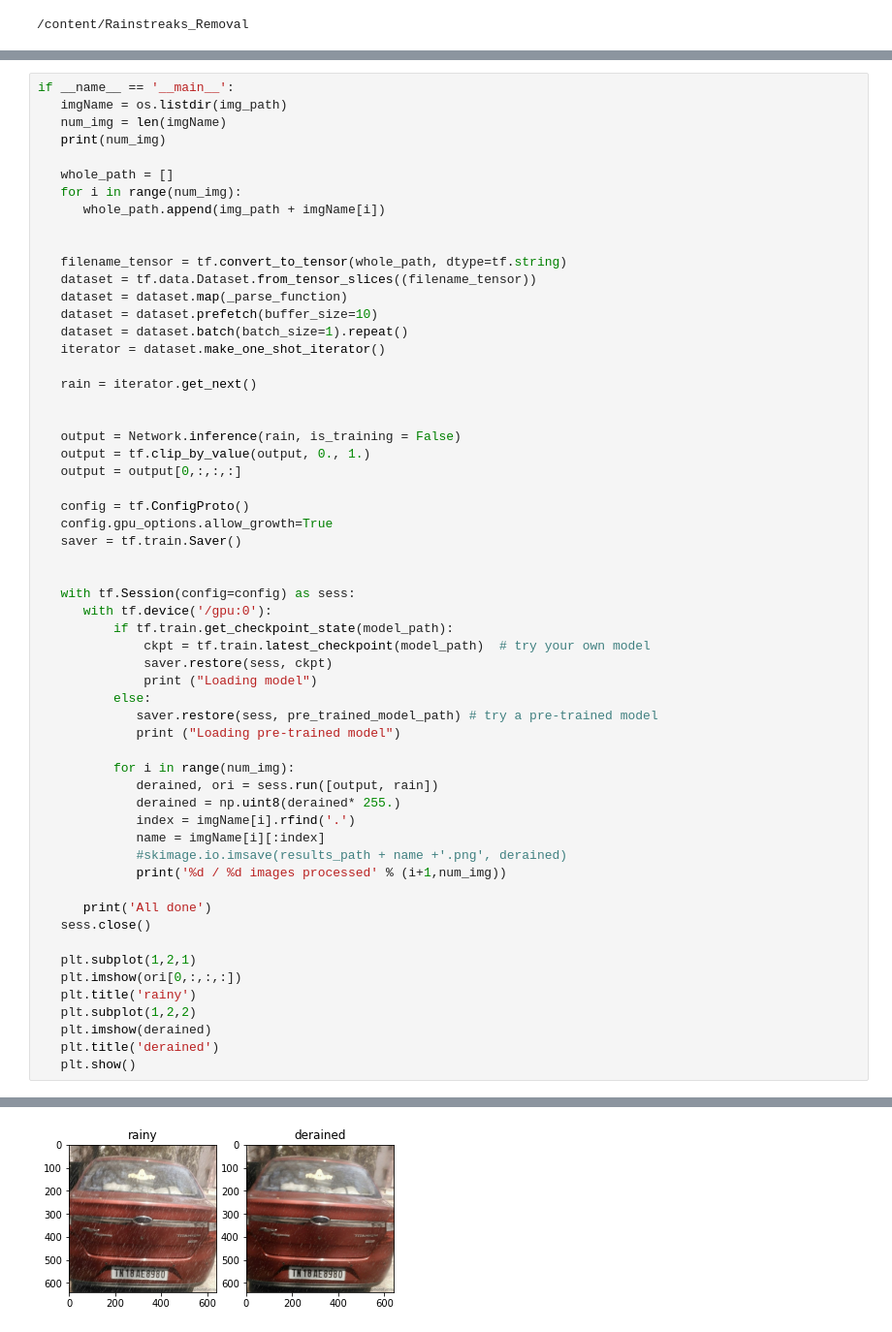
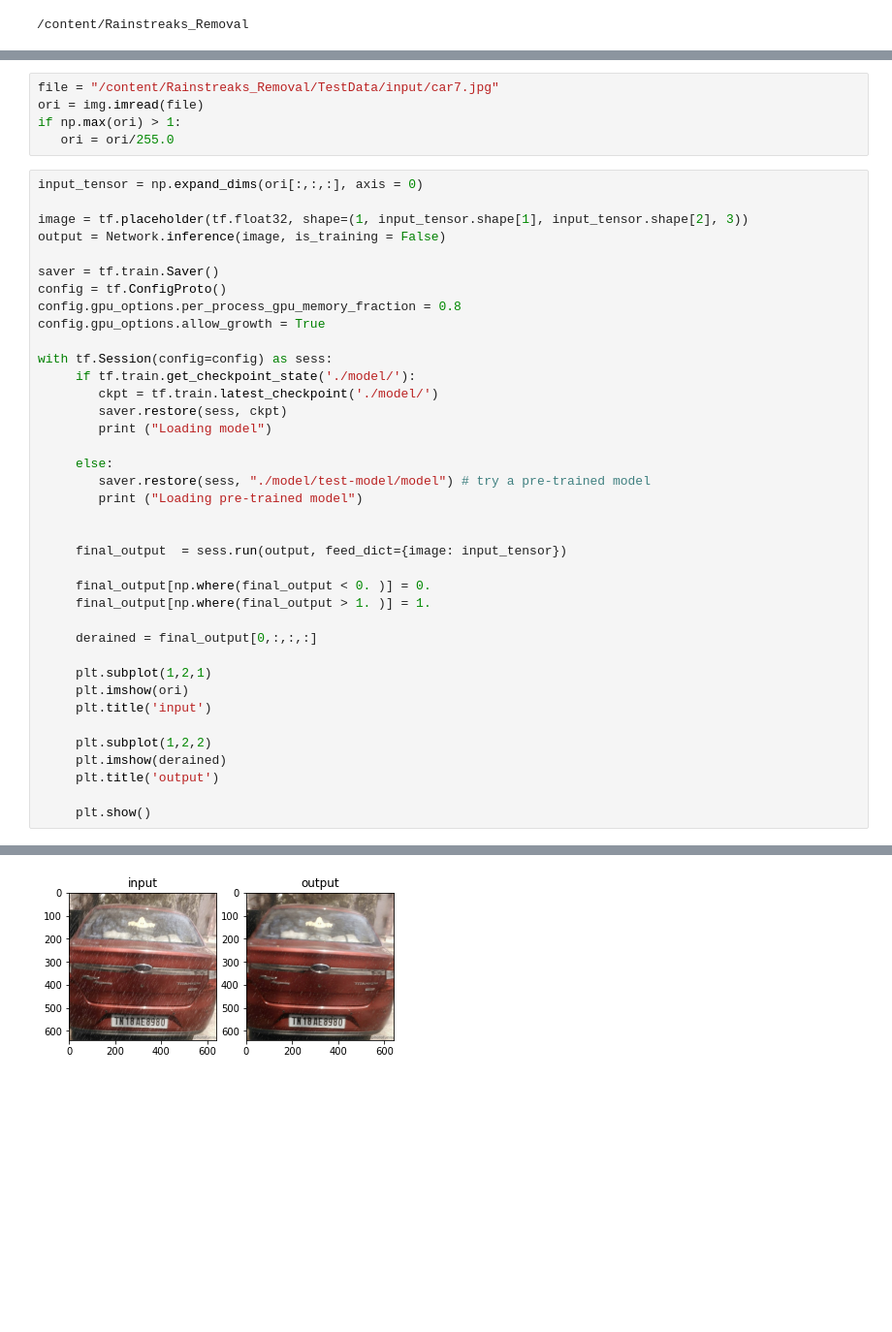
Before and after one commit to mohanrajmit/Rainstreaks_Removal, a Jupyter notebook: rainstreaks_removal.ipynb, the cells around one changed output, grey strips where cells are left out. Shown at 97% size. Saved outputs shown, nothing was run; the diff lists cells and outputs as text; blank space fills up the shorter version.

```diff
--- a/rainstreaks_removal.ipynb
+++ b/rainstreaks_removal.ipynb
@@ -53,59 +41,44 @@ def _parse_function(filename):
+# %%
+file = "/content/Rainstreaks_Removal/TestData/input/car7.jpg"
+ori = img.imread(file)
+if np.max(ori) > 1:
+   ori = ori/255.0
 # %%
-if __name__ == '__main__':
-   imgName = os.listdir(img_path)
-   num_img = len(imgName)
-   print(num_img)
+input_tensor = np.expand_dims(ori[:,:,:], axis = 0)
 
-   whole_path = []
-   for i in range(num_img):
-      whole_path.append(img_path + imgName[i])
+image = tf.placeholder(tf.float32, shape=(1, input_tensor.shape[1], input_tensor.shape[2], 3))
+output = Network.inference(image, is_training = False)
+
+saver = tf.train.Saver()
+config = tf.ConfigProto()
+config.gpu_options.per_process_gpu_memory_fraction = 0.8
+config.gpu_options.allow_growth = True
+
+with tf.Session(config=config) as sess:
+     if tf.train.get_checkpoint_state('./model/'):
+        ckpt = tf.train.latest_checkpoint('./model/')
+        saver.restore(sess, ckpt)
+        print ("Loading model")
+
+     else:
+        saver.restore(sess, "./model/test-model/model") # try a pre-trained model
+        print ("Loading pre-trained model")
 
 
-   filename_tensor = tf.convert_to_tensor(whole_path, dtype=tf.string)
-   dataset = tf.data.Dataset.from_tensor_slices((filename_tensor))
-   dataset = dataset.map(_parse_function)
-   dataset = dataset.prefetch(buffer_size=10)
-   dataset = dataset.batch(batch_size=1).repeat()
-   iterator = dataset.make_one_shot_iterator()
+     final_output  = sess.run(output, feed_dict={image: input_tensor})
 
-   rain = iterator.get_next()
+     final_output[np.where(final_output < 0. )] = 0.
+     final_output[np.where(final_output > 1. )] = 1.
 
+     derained = final_output[0,:,:,:]
 
-   output = Network.inference(rain, is_training = False)
-   output = tf.clip_by_value(output, 0., 1.)
-   output = output[0,:,:,:]
+     plt.subplot(1,2,1)
+     plt.imshow(ori)
+     plt.title('input')
 
-   config = tf.ConfigProto()
-   config.gpu_options.allow_growth=True
-   saver = tf.train.Saver()
+     plt.subplot(1,2,2)
+     plt.imshow(derained)
+     plt.title('output')
 
-
-   with tf.Session(config=config) as sess:
-      with tf.device('/gpu:0'):
-          if tf.train.get_checkpoint_state(model_path):
-              ckpt = tf.train.latest_checkpoint(model_path)  # try your own model
-              saver.restore(sess, ckpt)
-              print ("Loading model")
-          else:
-             saver.restore(sess, pre_trained_model_path) # try a pre-trained model
-             print ("Loading pre-trained model")
-
-          for i in range(num_img):
-             derained, ori = sess.run([output, rain])
-             derained = np.uint8(derained* 255.)
-             index = imgName[i].rfind('.')
-             name = imgName[i][:index]
-             #skimage.io.imsave(results_path + name +'.png', derained)
-             print('%d / %d images processed' % (i+1,num_img))
-
-      print('All done')
-   sess.close()
-
-   plt.subplot(1,2,1)
-   plt.imshow(ori[0,:,:,:])
-   plt.title('rainy')
-   plt.subplot(1,2,2)
-   plt.imshow(derained)
-   plt.title('derained')
-   plt.show()
+     plt.show()
 # %% [output]
@@ -129 +102 @@ All done
-[figure, old version]
+[figure, new version]
```
Also changed, not shown: parts of 7 cells of this notebook.
